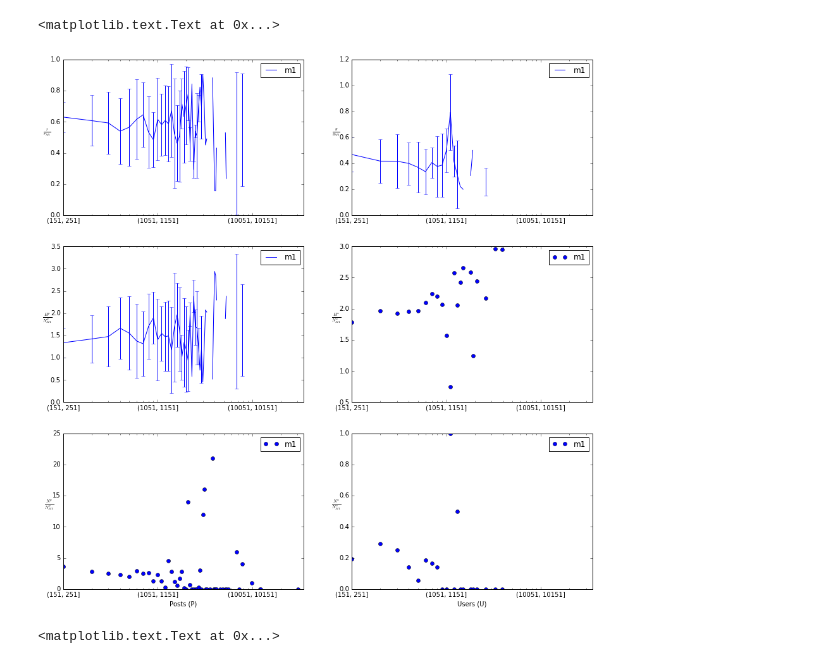
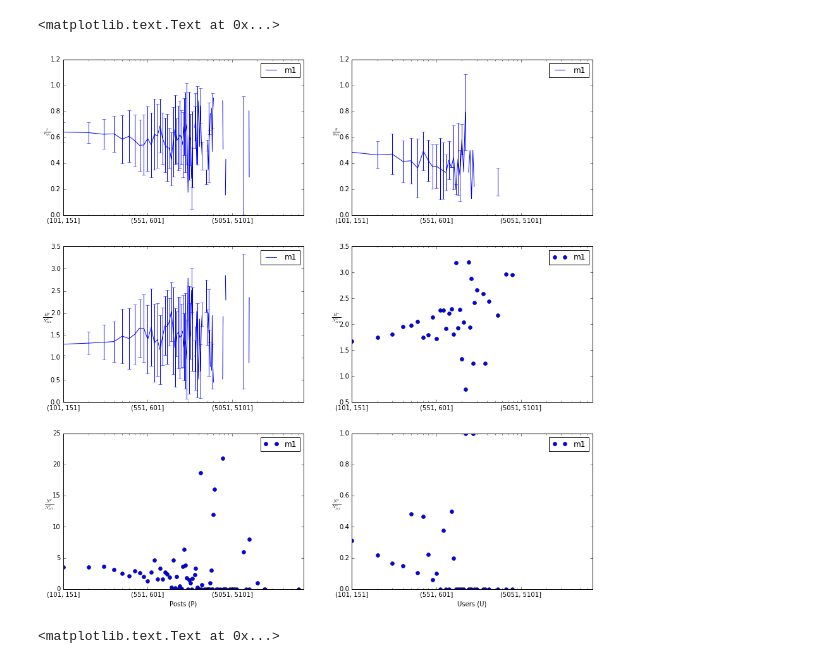
Before and after one commit to danjamker/DiffusionSimulation, a Jupyter notebook: notebook/visualize-diffusion.ipynb, the cells around one changed output. Saved outputs shown, nothing was run; the diff lists cells and outputs as text; code cells hidden in the pictures.

```diff
--- a/notebook/visualize-diffusion.ipynb
+++ b/notebook/visualize-diffusion.ipynb
@@ -16,11 +16,11 @@ with open('/Users/danielkershaw/PycharmProjects/DiffusionSimulation/data/reddit-
 result_act = pd.read_json(data["result_act"]).sort_index()
 result_user = pd.read_json(data["result_user"]).sort_index()
 # %%
-binned_act = result_act.groupby(pd.cut(result_act.index, np.arange(min(result_act.index), max(result_act.index), 100))).mean()
-binned_user = result_user.groupby(pd.cut(result_user.index, np.arange(min(result_act.index), max(result_act.index), 100))).mean()
+binned_act = result_act.groupby(pd.cut(result_act.index, np.arange(min(result_act.index), max(result_act.index), 50))).mean()
+binned_user = result_user.groupby(pd.cut(result_user.index, np.arange(min(result_act.index), max(result_act.index), 50))).mean()
 
-binned_act_err = result_act.groupby(pd.cut(result_act.index, np.arange(min(result_act.index), max(result_act.index), 100))).std()
-binned_user_err = result_user.groupby(pd.cut(result_user.index, np.arange(min(result_act.index), max(result_act.index), 100))).std()
+binned_act_err = result_act.groupby(pd.cut(result_act.index, np.arange(min(result_act.index), max(result_act.index), 50))).std()
+binned_user_err = result_user.groupby(pd.cut(result_user.index, np.arange(min(result_act.index), max(result_act.index), 50))).std()
 
 
 fig, axes = plt.subplots(nrows=3, ncols=2,figsize=(15,15))
@@ -71,34 +71,34 @@ usageEntorpy_err.columns = ['m1']
 
 plts = usageEntorpy.plot(yerr=usageEntorpy_err, ax=axes[1,0], style='o', logx = True)
 plts.set_xlabel('')
 plts.set_ylabel(r'$\frac{H^p}{N_{M1}^p}$', rotation=0)
 
 userUsageEntorpy = binned_user[["userUsageEntorpy"]]
 userUsageEntorpy.columns = ['m1']
 # userUsageEntorpy = userUsageEntorpy.apply(rowRatio,1)
 
 plts = userUsageEntorpy.plot(ax=axes[1,1], style='o', logx = True)
 plts.set_xlabel('')
 plts.set_ylabel(r'$\frac{H^u}{N_{M1}^u}$', rotation=0)
 
 ActivateionExposure = binned_act[["ActivateionExposure"]]
 ActivateionExposure.columns = ['m1']
 # ActivateionExposure.loc[:, 'm1'] = ActivateionExposure.loc[:, 'm1'].rolling(window=100,center=False).mean()
 
 plts = ActivateionExposure.plot(ax=axes[2,0], style='o', logx = True)
 plts.set_xlabel('Posts (P)')
 plts.set_ylabel(r'$\frac{N^p}{N_{M1}^p}$', rotation=0)
 
 UserExposure = binned_user[["UserExposure"]]
 UserExposure.columns = ['m1']
 # UserExposure.loc[:, 'm1'] = UserExposure.loc[:, 'm1'].rolling(window=100,center=False).mean()
 
 plts = UserExposure.plot(ax=axes[2,1], style='o', logx = True)
 plts.set_xlabel('Users (U)')
 plts.set_ylabel(r'$\frac{N^u}{N_{M1}^u}$', rotation=0)
 # %% [output]
 <matplotlib.text.Text at 0x...>
-[figure, old version]
+[figure, new version]
 # %%
 fig, axes = plt.subplots(nrows=3, ncols=2,figsize=(15,15))
 
```
Also changed, not shown: 1 other file.
